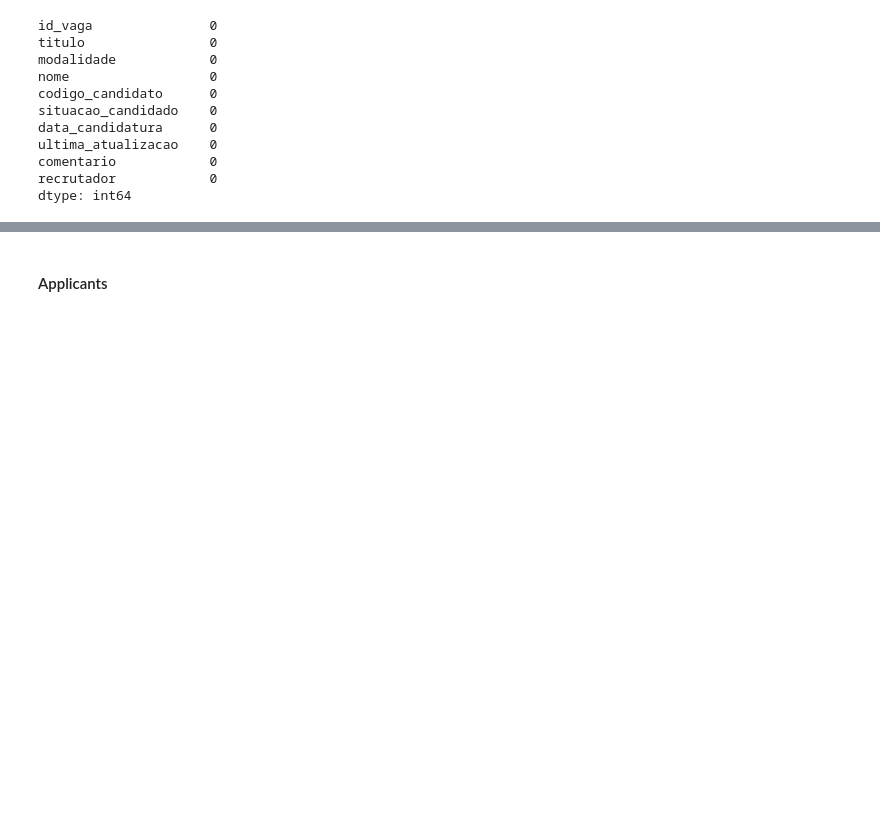
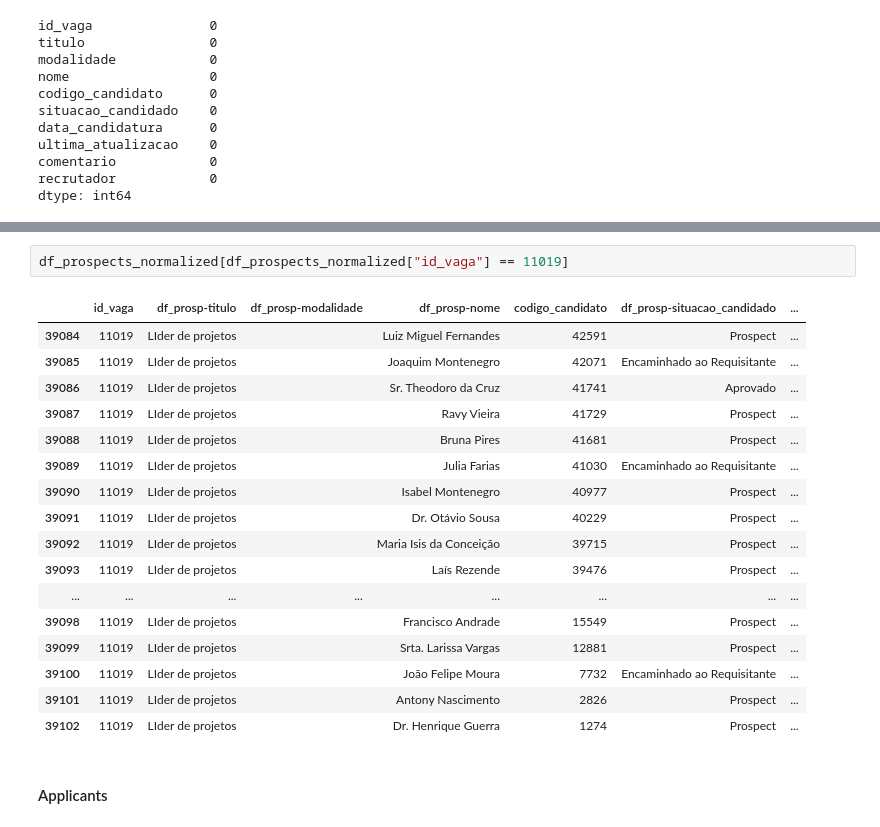
Before and after one commit to PaivaHugo/Datathon-FIAP, a Jupyter notebook: notebooks/TratamentoDosDados.ipynb, the cells around one changed output, grey strips where cells are left out. Saved outputs shown, nothing was run; the diff lists cells and outputs as text; blank space fills up the shorter version.

```diff
--- a/notebooks/TratamentoDosDados.ipynb
+++ b/notebooks/TratamentoDosDados.ipynb
@@ -230,3 +222,23 @@ dtype: int64
+# %%
+df_prospects_normalized[df_prospects_normalized["id_vaga"] == 11019]
+# %% [output]
+|  | id_vaga | df_prosp-titulo | df_prosp-modalidade | df_prosp-nome | codigo_candidato | df_prosp-situacao_candidado | ... |
+| 39084 | 11019 | LIder de projetos |  | Luiz Miguel Fernandes | 42591 | Prospect | ... |
+| 39085 | 11019 | LIder de projetos |  | Joaquim Montenegro | 42071 | Encaminhado ao Requisitante | ... |
+| 39086 | 11019 | LIder de projetos |  | Sr. Theodoro da Cruz | 41741 | Aprovado | ... |
+| 39087 | 11019 | LIder de projetos |  | Ravy Vieira | 41729 | Prospect | ... |
+| 39088 | 11019 | LIder de projetos |  | Bruna Pires | 41681 | Prospect | ... |
+| 39089 | 11019 | LIder de projetos |  | Julia Farias | 41030 | Encaminhado ao Requisitante | ... |
+| 39090 | 11019 | LIder de projetos |  | Isabel Montenegro | 40977 | Prospect | ... |
+| 39091 | 11019 | LIder de projetos |  | Dr. Otávio Sousa | 40229 | Prospect | ... |
+| 39092 | 11019 | LIder de projetos |  | Maria Isis da Conceição | 39715 | Prospect | ... |
+| 39093 | 11019 | LIder de projetos |  | Laís Rezende | 39476 | Prospect | ... |
+| ... | ... | ... | ... | ... | ... | ... | ... |
+| 39098 | 11019 | LIder de projetos |  | Francisco Andrade | 15549 | Prospect | ... |
+| 39099 | 11019 | LIder de projetos |  | Srta. Larissa Vargas | 12881 | Prospect | ... |
+| 39100 | 11019 | LIder de projetos |  | João Felipe Moura | 7732 | Encaminhado ao Requisitante | ... |
+| 39101 | 11019 | LIder de projetos |  | Antony Nascimento | 2826 | Prospect | ... |
+| 39102 | 11019 | LIder de projetos |  | Dr. Henrique Guerra | 1274 | Prospect | ... |
 # %% [markdown]
 #### Applicants
 # %%
```
Also changed, not shown: parts of 86 cells of this notebook, 1 other file.
